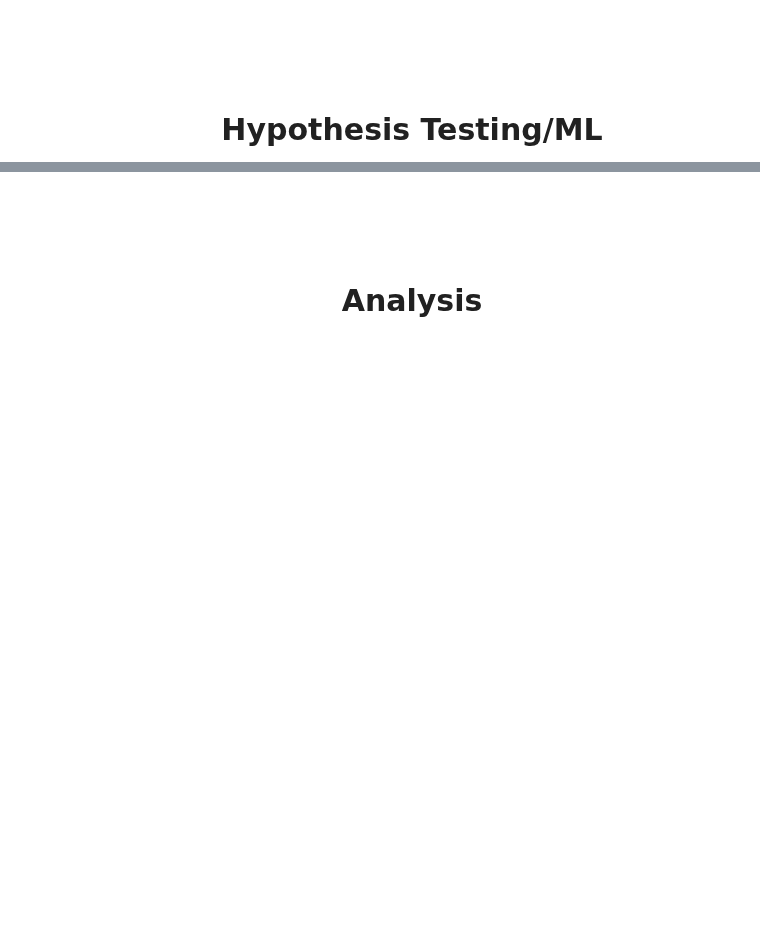
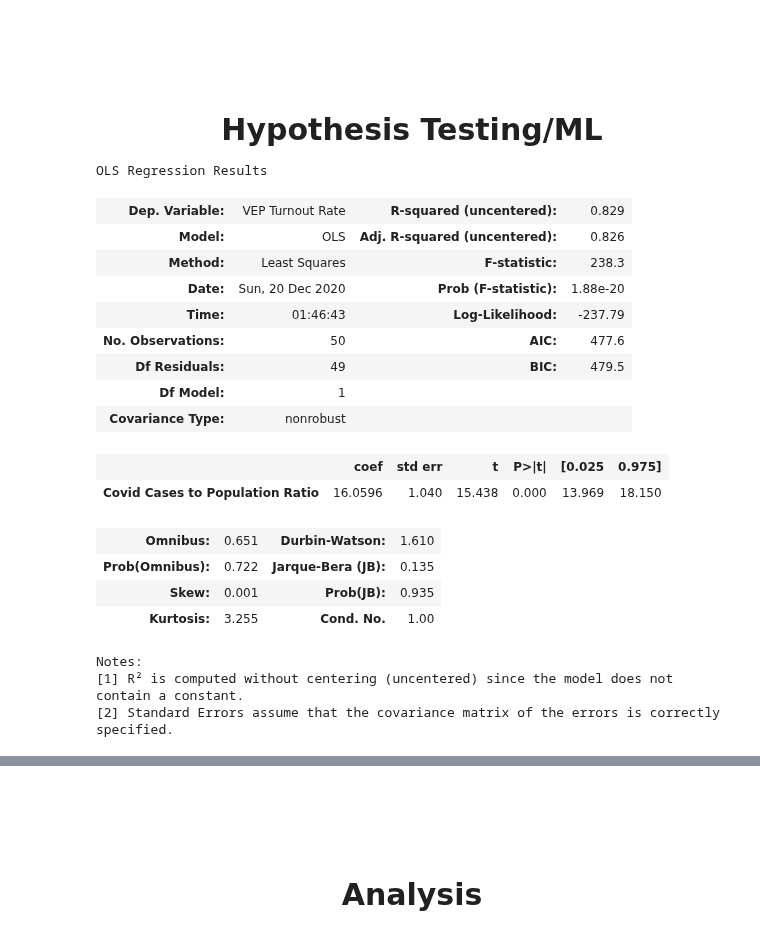
Before and after one commit to Nnaga1/COVID19-and-the-2020-election, a Jupyter notebook: final_tut.ipynb, the cells around one changed output, grey strips where cells are left out. Saved outputs shown, nothing was run; the diff lists cells and outputs as text; code cells hidden in the pictures; blank space fills up the shorter version.

```diff
--- a/final_tut.ipynb
+++ b/final_tut.ipynb
@@ -299,3 +299,38 @@ Text(0, 0.5, 'Percentage (%)')
 # %% [markdown]
 <br><br><br><br>
 <center><div style="font-size: 30px"> <b>Hypothesis Testing/ML</b> </center>
+# %%
+import statsmodels.api as sm
+import numpy as np
+import pandas as pd
+
+arg = pd.DataFrame(final_data,columns = ['Covid Cases to Population Ratio'])
+targ = pd.DataFrame(final_data,columns = ['VEP Turnout Rate'])
+
+x = arg['Covid Cases to Population Ratio']
+y = targ['VEP Turnout Rate']
+
+model = sm.OLS(y, x).fit()
+preds = model.predict(x)
+
+model.summary()
+# %% [output]
+OLS Regression Results
+| Dep. Variable: | VEP Turnout Rate | R-squared (uncentered): | 0.829 |
+| Model: | OLS | Adj. R-squared (uncentered): | 0.826 |
+| Method: | Least Squares | F-statistic: | 238.3 |
+| Date: | Sun, 20 Dec 2020 | Prob (F-statistic): | 1.88e-20 |
+| Time: | 01:46:43 | Log-Likelihood: | -237.79 |
+| No. Observations: | 50 | AIC: | 477.6 |
+| Df Residuals: | 49 | BIC: | 479.5 |
+| Df Model: | 1 |  |  |
+| Covariance Type: | nonrobust |  |  |
+|  | coef | std err | t | P>|t| | [0.025 | 0.975] |
+| Covid Cases to Population Ratio | 16.0596 | 1.040 | 15.438 | 0.000 | 13.969 | 18.150 |
+| Omnibus: | 0.651 | Durbin-Watson: | 1.610 |
+| Prob(Omnibus): | 0.722 | Jarque-Bera (JB): | 0.135 |
+| Skew: | 0.001 | Prob(JB): | 0.935 |
+| Kurtosis: | 3.255 | Cond. No. | 1.00 |
+Notes:
+[1] R² is computed without centering (uncentered) since the model does not contain a constant.
+[2] Standard Errors assume that the covariance matrix of the errors is correctly specified.
```
Also changed, not shown: parts of 3 cells of this notebook.
